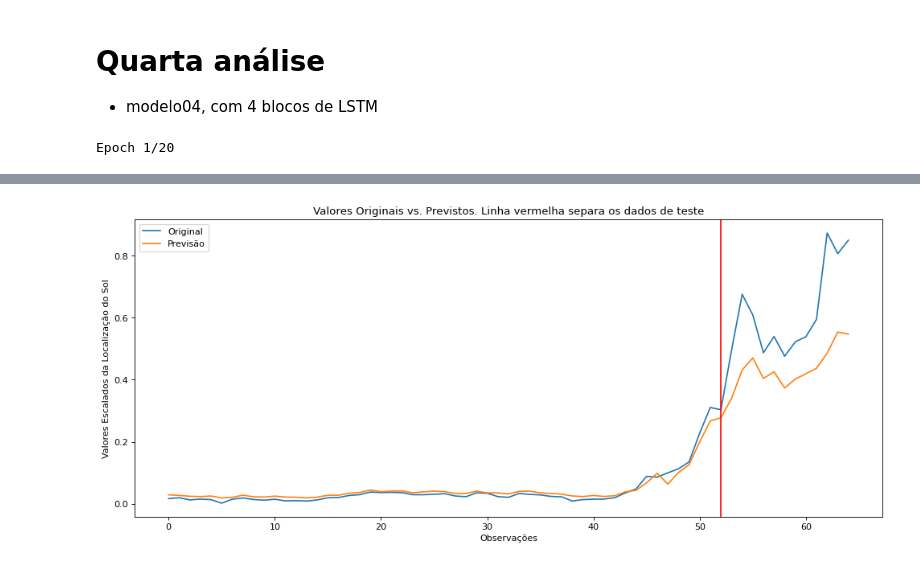
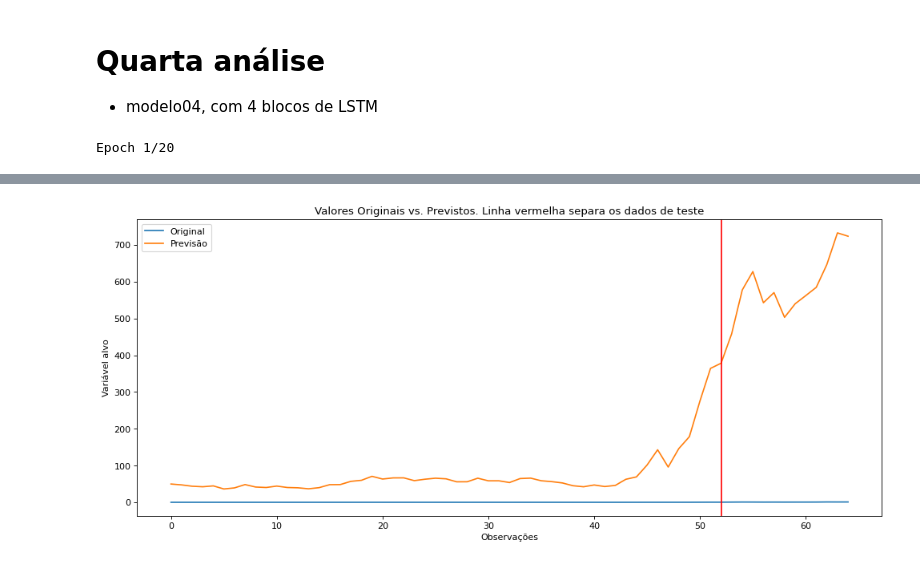
Before and after one commit to patriani/RNN_LSTM_Tesla_stock, a Jupyter notebook: ELT575_Semana3_ES119663.ipynb, the cells around one changed output, grey strips where cells are left out. Drawn from its saved outputs; the diff is of its cells as text; code cells hidden in the pictures.

```diff
--- a/ELT575_Semana3_ES119663.ipynb
+++ b/ELT575_Semana3_ES119663.ipynb
@@ -122,7 +126,7 @@ def plot_result(trainY, testY, train_predict, test_predict):
     plt.axvline(x=len(trainY), color='r')
     plt.legend(['Original', 'Previsão'])
     plt.xlabel('Observações')
-    plt.ylabel('Valores Escalados da Localização do Sol')
+    plt.ylabel('Variável alvo')
     plt.title('Valores Originais vs. Previstos. Linha vermelha separa os dados de teste')
 
 plot_result(trainY, testY, train_predict, test_predict)
@@ -279,11 +299,8 @@ def create_RNN(hidden_units, dense_units, input_shape, activation):
     model = Sequential()
     # Parameter return_sequences=True => SimpleRNN layer returns sequences so that the output has the same number of time steps as the input, making it compatible with the second SimpleRNN layer
     model.add(LSTM(hidden_units, input_shape=input_shape,activation=activation[0],return_sequences=True))
-    model.add(Dropout(0.2))
     model.add(LSTM(hidden_units, activation=activation[1],return_sequences=True))
-    model.add(Dropout(0.2))
     model.add(LSTM(hidden_units, activation=activation[1],return_sequences=True))
-    model.add(Dropout(0.2))
     model.add(LSTM(hidden_units, activation=activation[1]))
     model.add(Dropout(0.2))
     model.add(Dense(units=dense_units, activation=activation[1]))
@@ -295,18 +312,18 @@ history = model_04.fit(trainX_04, trainY_04, validation_data=(testX_04, testY_04
 
 
 # make predictions
-train_predict_04 = model_04.predict(trainX_04)
+train_predicted_04 = model_04.predict(trainX_04)
 test_predict_04 = model_04.predict(testX_04)
-# Mean square error
-print_error(trainY_04, testY_04, train_predict_04, test_predict_04)
-
 
 # predicting
-predicted_04 = model_04.predict(trainX_04)
-predicted_prices_04 = scaler.inverse_transform(predicted_04)
-actual_prices_04 = scaler.inverse_transform(testY.reshape(-1, 1))
+predicted_train_prices_04 = scaler.inverse_transform(train_predicted_04)
+predicted_test_prices_04 = scaler.inverse_transform(test_predict_04)
+actual_prices_04 = scaler.inverse_transform(testY_04.reshape(-1, 1))
+
+# Mean square error
+print_error(trainY_04, testY_04, predicted_train_prices_04, predicted_test_prices_04)
 
 # Plot the result
-plot_result(trainY_04, testY_04, train_predict_04, test_predict_04)
+plot_result(trainY_04, testY_04, predicted_train_prices_04, predicted_test_prices_04)
 # %% [output]
 Epoch 1/20
@@ -330 +347 @@ Raíz do Erro Médio Quadrático para Teste: 0.195
-[figure, old version]
+[figure, new version]
```
Also changed, not shown: parts of 12 cells of this notebook.
